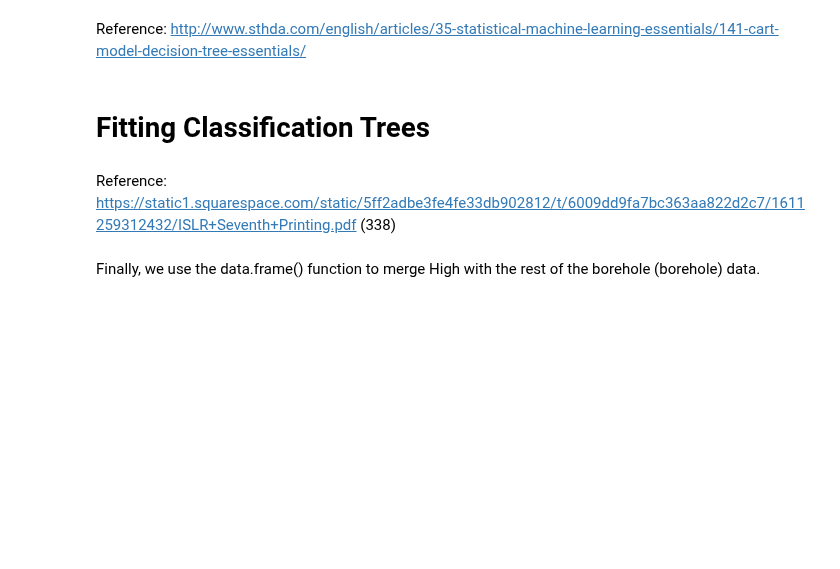
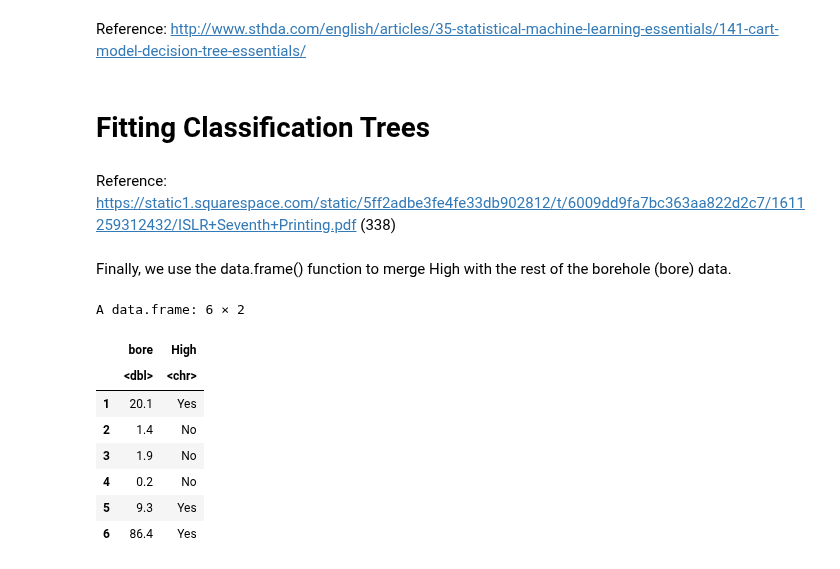
Before and after one commit to narslab/water-accessibility, a Jupyter notebook: bin/jupyter/Classification.ipynb, the cells around one changed output. Drawn from its saved outputs; the diff is of its cells as text; code cells hidden in the pictures; blank space fills up the shorter version.

```diff
--- a/bin/jupyter/Classification.ipynb
+++ b/bin/jupyter/Classification.ipynb
@@ -244,7 +253,20 @@ Reference: http://www.sthda.com/english/articles/35-statistical-machine-learning
 Reference: https://static1.squarespace.com/static/5ff2adbe3fe4fe33db902812/t/6009dd9fa7bc363aa822d2c7/1611259312432/ISLR+Seventh+Printing.pdf (338)
 # %%
 attach(df)
-High=ifelse(bore <=.7,"No","Yes ")
+High = ifelse(bore <= 7 ,"No","Yes ")
 # %% [markdown]
 Finally, we use the data.frame() function to merge High with the rest of
-the borehole (borehole) data.
+the borehole (bore) data.
+# %%
+borehole = data.frame(bore ,High)
+head(borehole)
+# %% [output]
+A data.frame: 6 × 2
+|  | bore | High |
+|  | <dbl> | <chr> |
+| 1 | 20.1 | Yes |
+| 2 | 1.4 | No |
+| 3 | 1.9 | No |
+| 4 | 0.2 | No |
+| 5 | 9.3 | Yes |
+| 6 | 86.4 | Yes |
```
Also changed, not shown: parts of 5 cells of this notebook.
